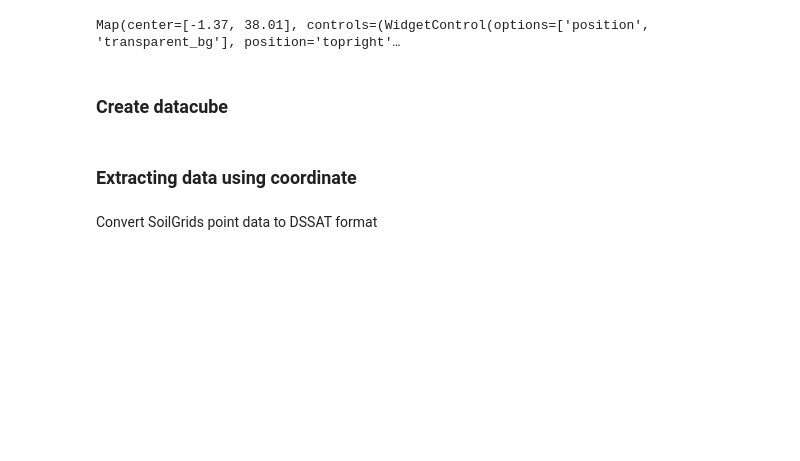
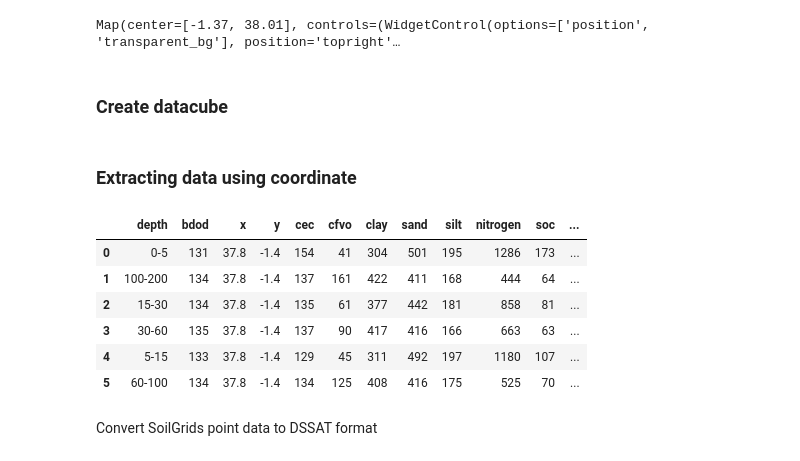
Before and after one commit to anaguilarar/agwise_data_sourcing, a Jupyter notebook: GEESoilGrids_data_download.ipynb, the cells around one changed output. Saved outputs shown, nothing was run; the diff lists cells and outputs as text; code cells hidden in the pictures; blank space fills up the shorter version.

```diff
--- a/GEESoilGrids_data_download.ipynb
+++ b/GEESoilGrids_data_download.ipynb
@@ -190,13 +198,25 @@ xarray.merge(xrdata_list).to_netcdf('soil.nc')
 # %%
 coordinate = [37.8, -1.4] # long and lat
 data_downloader = GEESoilGrids(configuration['DATA_DOWNLOAD']['ADM0_NAME'])
 
 properties_todownload = ['bdod', 'cec', 'cfvo', 'clay', 'sand', 'silt', 'nitrogen', 'soc', 'phh2o', 'wv0010', 'wv0033', 'wv1500']
 
+configuration['DATA_DOWNLOAD']['depths'] = ['0_5', '5_15', '15_30', '30_60', '60_100', '100_200']
+
 properties_todownload
 
 df = data_downloader.soildata_using_point(properties_todownload, coordinate,
                                      depths= configuration['DATA_DOWNLOAD']['depths'])
+
+df
+# %% [output]
+|  | depth | bdod | x | y | cec | cfvo | clay | sand | silt | nitrogen | soc | ... |
+| 0 | 0-5 | 131 | 37.8 | -1.4 | 154 | 41 | 304 | 501 | 195 | 1286 | 173 | ... |
+| 1 | 100-200 | 134 | 37.8 | -1.4 | 137 | 161 | 422 | 411 | 168 | 444 | 64 | ... |
+| 2 | 15-30 | 134 | 37.8 | -1.4 | 135 | 61 | 377 | 442 | 181 | 858 | 81 | ... |
+| 3 | 30-60 | 135 | 37.8 | -1.4 | 137 | 90 | 417 | 416 | 166 | 663 | 63 | ... |
+| 4 | 5-15 | 133 | 37.8 | -1.4 | 129 | 45 | 311 | 492 | 197 | 1180 | 107 | ... |
+| 5 | 60-100 | 134 | 37.8 | -1.4 | 134 | 125 | 408 | 416 | 175 | 525 | 70 | ... |
 # %% [markdown]
 Convert SoilGrids point data to DSSAT format
 # %%
```
Also changed, not shown: parts of 5 cells of this notebook.
